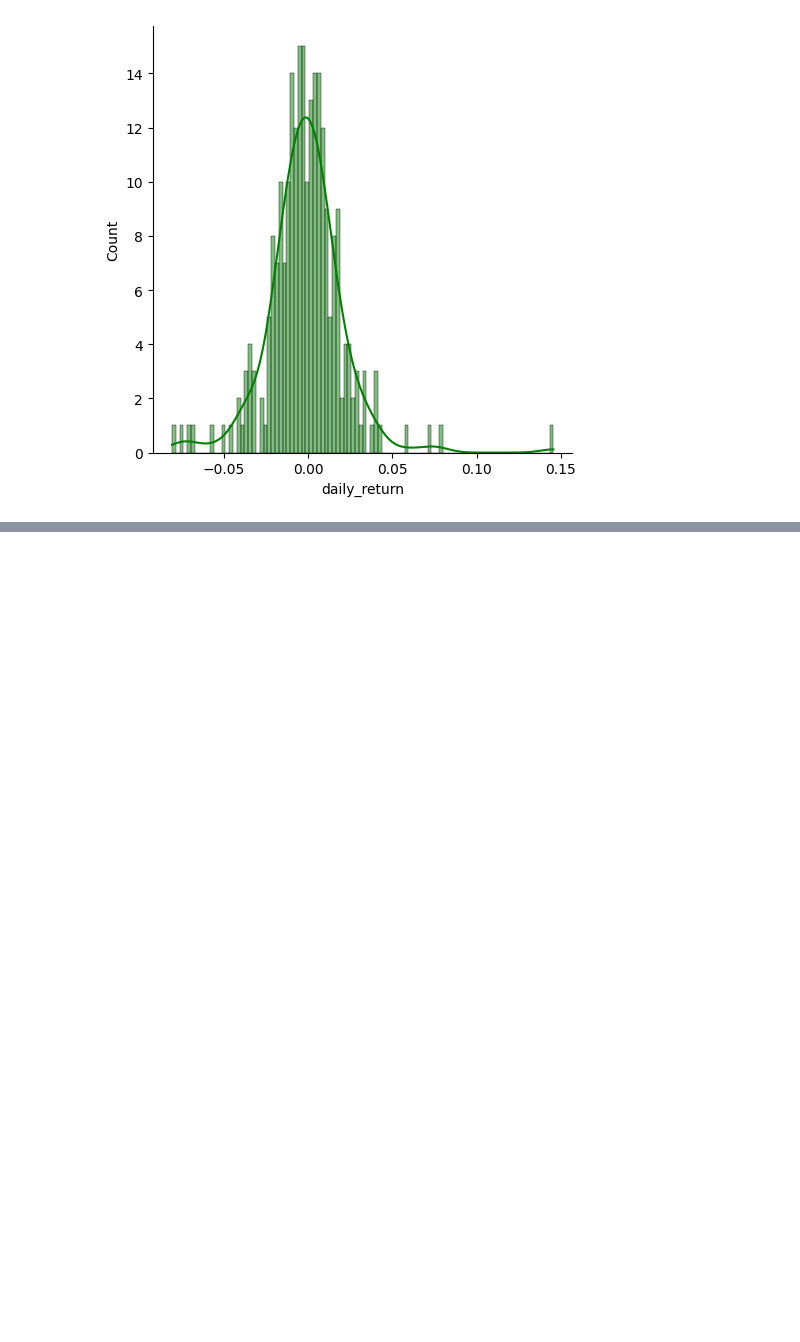
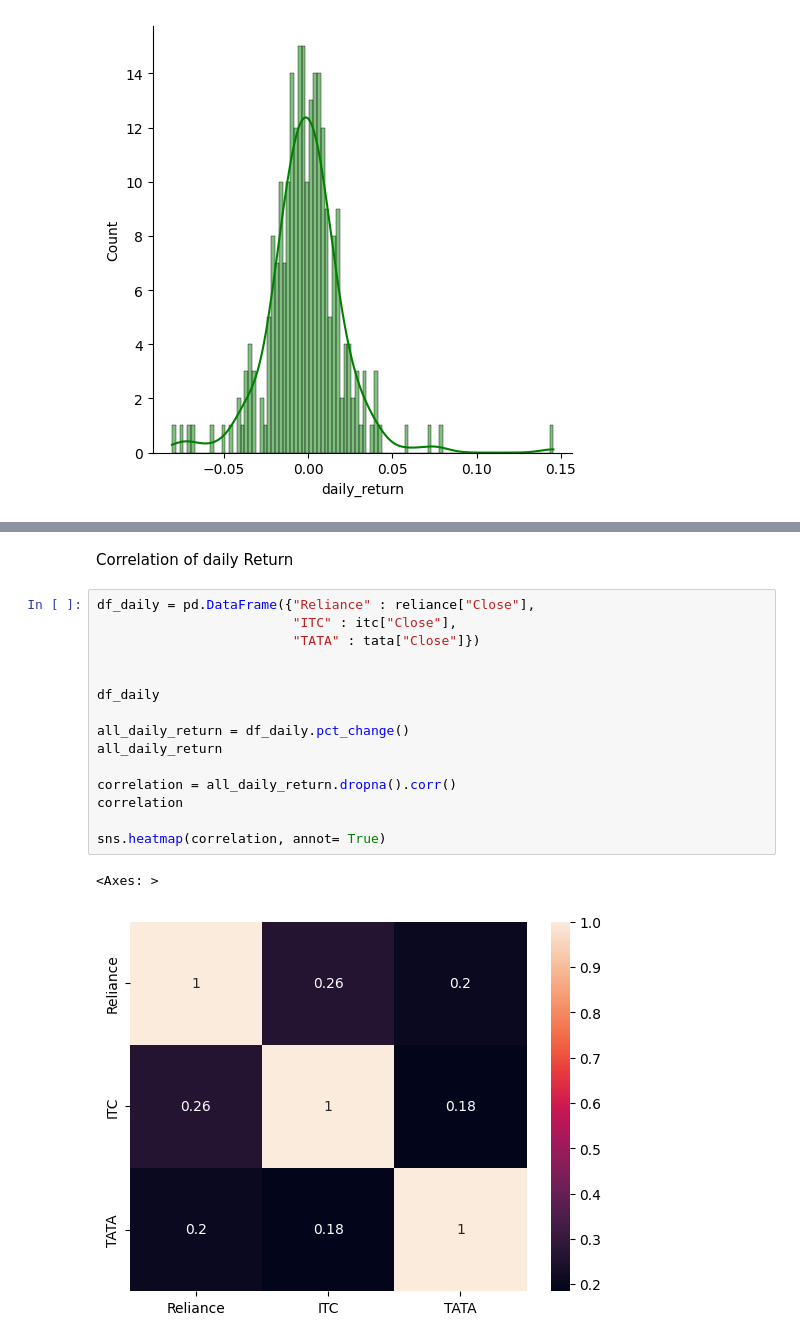
Before and after one commit to suresh130900/python_analisys, a Jupyter notebook: DAP_project.ipynb, the cells around one changed output, grey strips where cells are left out. Cells and saved outputs as stored; diff of their text form; blank space fills up the shorter version.

```diff
--- a/DAP_project.ipynb
+++ b/DAP_project.ipynb
@@ -252,0 +277,20 @@ sns.displot(tata["daily_return"].dropna(), bins = 100, kde = True, color= "green
+# %% [markdown]
+Correlation of daily Return
+# %%
+df_daily = pd.DataFrame({"Reliance" : reliance["Close"],
+                         "ITC" : itc["Close"],
+                         "TATA" : tata["Close"]})
+
+
+df_daily
+
+all_daily_return = df_daily.pct_change()
+all_daily_return
+
+correlation = all_daily_return.dropna().corr()
+correlation
+
+sns.heatmap(correlation, annot= True)
+# %% [output]
+<Axes: >
+[figure, added]
```
Also changed, not shown: parts of 4 cells of this notebook.
